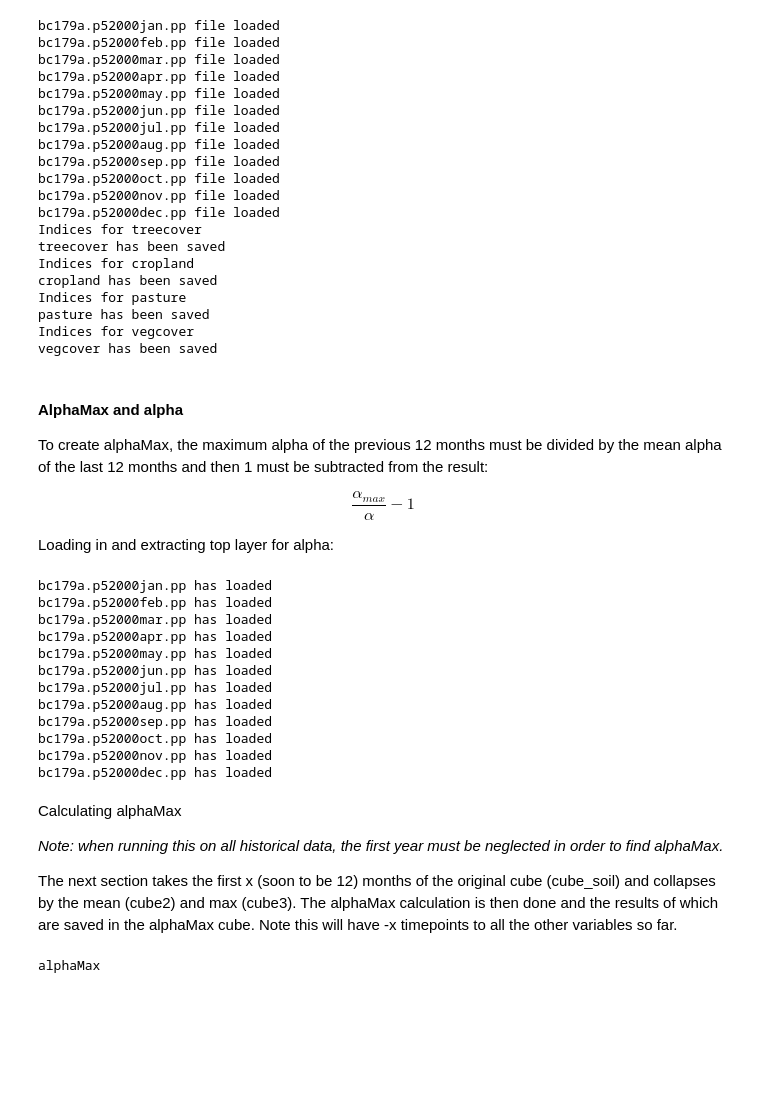
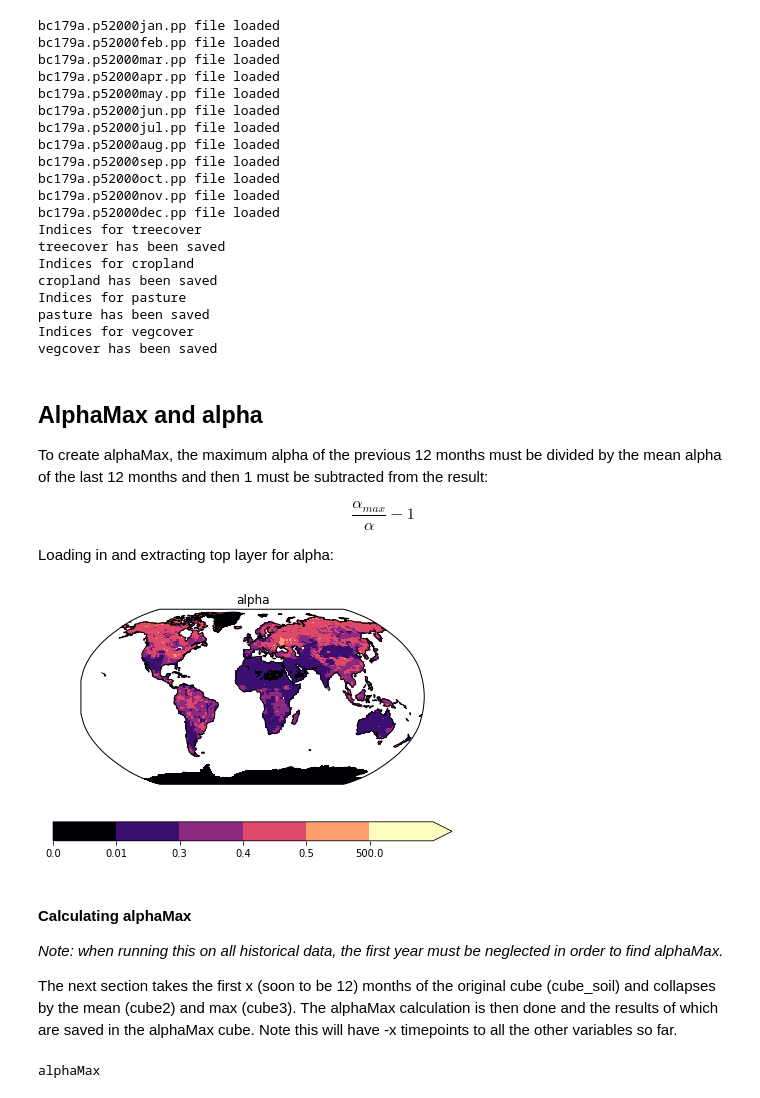
Before and after one commit to douglask3/UKESM-ConFire, a Jupyter notebook: notebooks/retrieve_stash.ipynb, the cells around one changed output. Drawn from its saved outputs; the diff is of its cells as text; code cells hidden in the pictures; blank space fills up the shorter version.

Commit message:
Ammending retrieve_stash for multiple years

```diff
--- a/notebooks/retrieve_stash.ipynb
+++ b/notebooks/retrieve_stash.ipynb
@@ -19,15 +30,17 @@ warnings.filterwarnings('ignore')
 
 For now, I'm removing the variables which I can't find in either apt4 or apt5
 # %%
-# Loading in data from year 2000, ap5
+# Loading in data from year 2000, ap5)
 dir = '../data/UKESM/historic_1/'
+dir_poro = '../data/'
+
 outfile = '../data/UKESM/retrieved_codes/'
-year = '2000'
+years = range(2000,2015)
 months = ['jan', 'feb', 'mar', 'apr', 'may', 'jun', 'jul', 'aug', 'sep', 'oct', 'nov', 'dec']
 files = []
-
-for month in months:
-    files.append('bc179a.p5' + year + month +'.pp')
+for year in years:
+    for month in months:
+        files.append('bc179a.p5' + str(year) + month +'.pp')
 
 print(files)
 # %% [output]
@@ -284,7 +297,7 @@ pasture has been saved
 Indices for vegcover
 vegcover has been saved
 # %% [markdown]
-#### AlphaMax and alpha
+## AlphaMax and alpha
 
 To create alphaMax, the maximum alpha of the previous 12 months must be divided by the mean alpha of the last 12 months and then 1 must be subtracted from the result:
 
@@ -296,46 +309,43 @@ Loading in and extracting top layer for alpha:
 # %%
 stash_constraint = iris.AttributeConstraint(STASH = stash_conFIRE['alpha'])
 
 # Load all cubes
-aList =[]
-cube_list = iris.cube.CubeList()
-for f in files:
-    dat = iris.load_cube(dir + f, stash_constraint)
-    aList.append(dat)
-    print(str(f) + ' has loaded')
+# aList =[]
+# cube_list = iris.cube.CubeList()
+# for f in files:
+#     dat = iris.load_cube(dir + f, stash_constraint)
+#     aList.append(dat)
+#     print(str(f) + ' has loaded')
 
 # Merge all cubes together
 cube_list = iris.cube.CubeList(aList)
-cube_alpha_new = cube_list.merge_cube()
+cube_alpha = cube_list.merge_cube()
 
 # Extract just the top soil
-index_soil = [cube_alpha_new.coord('depth').points == 0.05]
+index_soil = [cube_alpha.coord('depth').points == 0.05]
 index_soil = np.any(index_soil, axis = 0) # Still keep this in - it makes the cube happy
-cube_soil = cube_alpha_new[:, index_soil]
+cube_soil = cube_alpha[:, index_soil]
+cube_soil = cube_soil[:,0,:,:]
 cube_soil.long_name = 'alpha'
 
+
+# Turning soil moisture into alpha: alpha = soil_moisture * soil_porosity * 1.2 (to scale it) / 50 (convert units)
+porosity = iris.load(dir_poro + 'qrparm.soil.nc')[5] # 5 = soil porosity
+time = len(cube_soil.coord("time").points)
+for t in range(time):
+    cube_soil.data[t,:,:] = cube_soil.data[t,:,:] * porosity.data * 1.2 / 50
+
+plot_lonely_cube(cube_soil.collapsed('time', iris.analysis.MAX), cmap = 'magma', levels = None)
 #xxx
-cube_soil_skip_year = cube_soil[3:,0,:,:]
-
+#cube_soil_skip_year = cube_soil[3:,:,:]
 
 # Save alpha
 out = outfile + cube_soil.long_name + '2000.nc'
 iris.save(cube_soil_skip_year, out)
 # %% [output]
-bc179a.p52000jan.pp has loaded
-bc179a.p52000feb.pp has loaded
-bc179a.p52000mar.pp has loaded
-bc179a.p52000apr.pp has loaded
-bc179a.p52000may.pp has loaded
-bc179a.p52000jun.pp has loaded
-bc179a.p52000jul.pp has loaded
-bc179a.p52000aug.pp has loaded
-bc179a.p52000sep.pp has loaded
-bc179a.p52000oct.pp has loaded
-bc179a.p52000nov.pp has loaded
-bc179a.p52000dec.pp has loaded
+[figure, added]
 # %% [markdown]
-Calculating alphaMax
+#### Calculating alphaMax
 
 _Note: when running this on all historical data, the first year must be neglected in order to find alphaMax._
 
```
Also changed, not shown: parts of 7 cells of this notebook, 1 other file.
